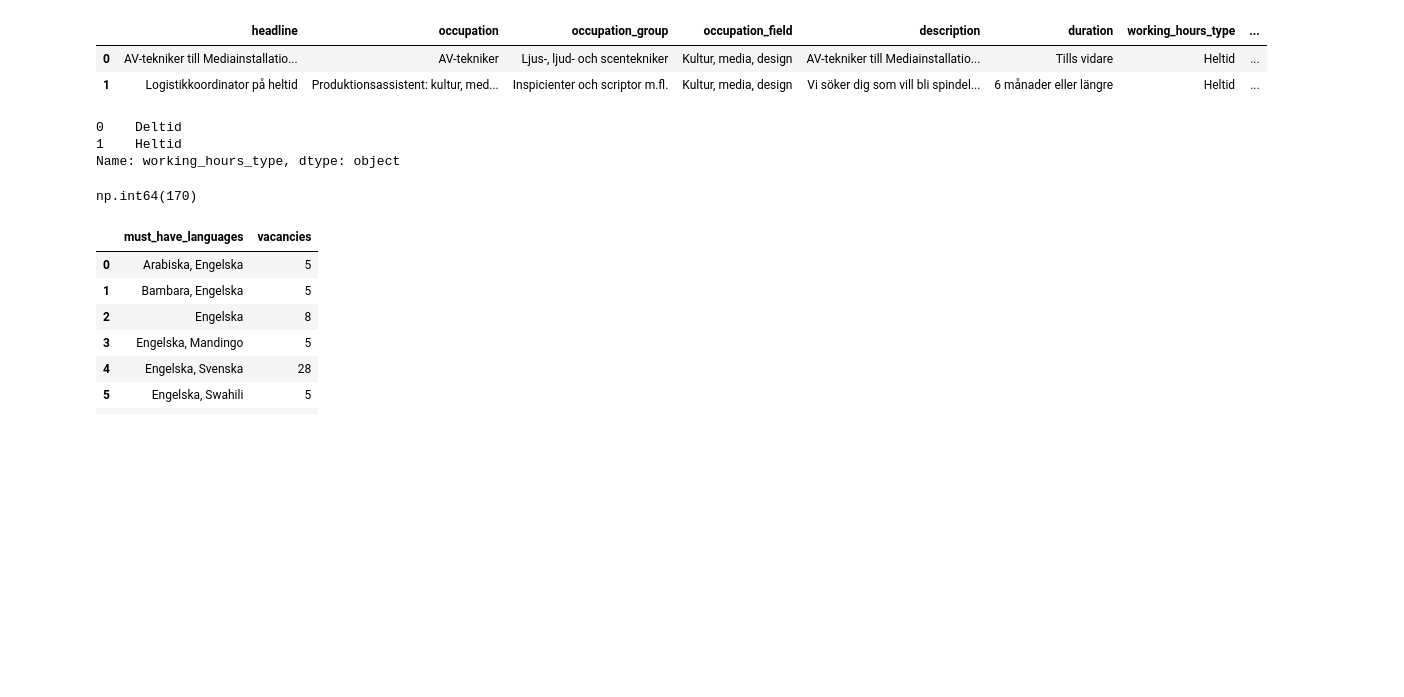
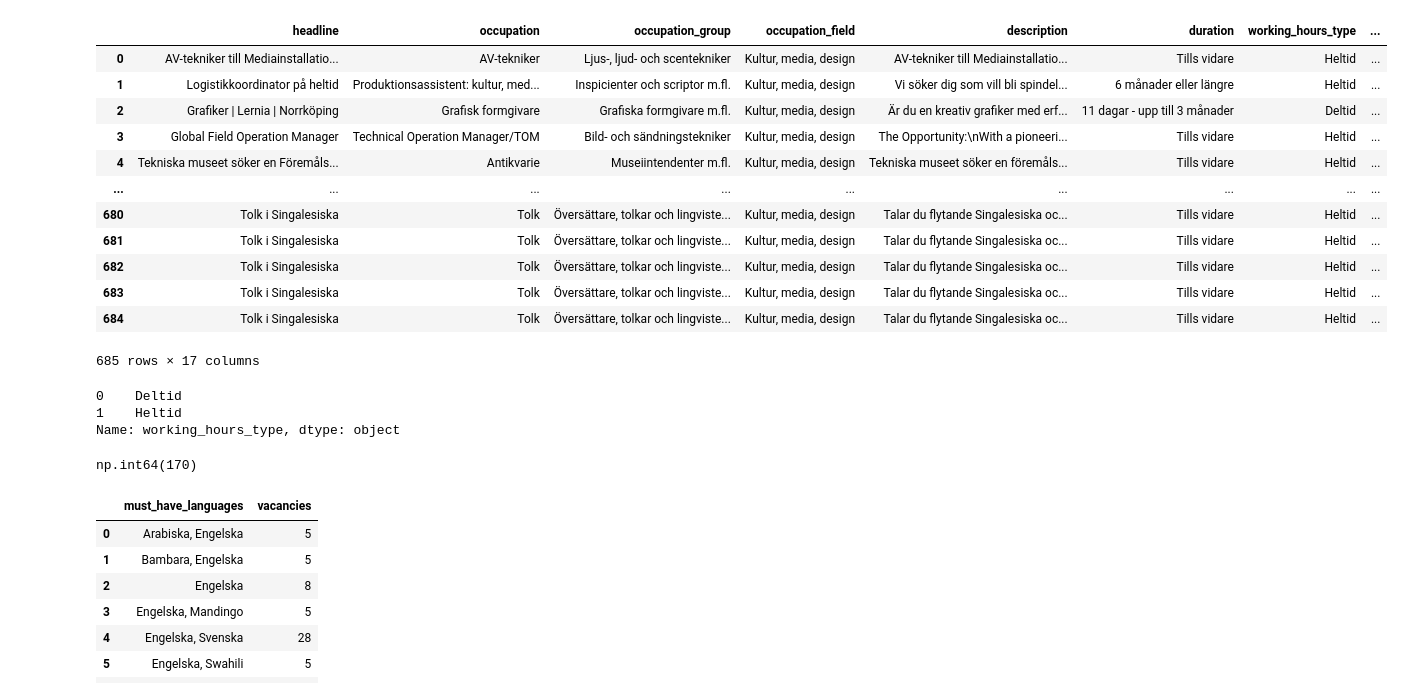
Before and after one commit to Natali-Dev/AI_2_group_project, a Jupyter notebook: dashboard/kultur_dashboard/kultur.ipynb, the cells around one changed output. Cells and saved outputs as stored; diff of their text form; code cells hidden in the pictures; blank space fills up the shorter version.

```diff
--- a/dashboard/kultur_dashboard/kultur.ipynb
+++ b/dashboard/kultur_dashboard/kultur.ipynb
@@ -1,14 +1,24 @@
 # %%
 import duckdb
 import pandas as pd
 with duckdb.connect("../../ads_data.duckdb") as conn:
     df = conn.execute("SELECT * FROM mart.mart_kultur_media").df()
 
-df.head(2)
+df
 # %% [output]
 |  | headline | occupation | occupation_group | occupation_field | description | duration | working_hours_type | ... |
 | 0 | AV-tekniker till Mediainstallatio... | AV-tekniker | Ljus-, ljud- och scentekniker | Kultur, media, design | AV-tekniker till Mediainstallatio... | Tills vidare | Heltid | ... |
 | 1 | Logistikkoordinator på heltid | Produktionsassistent: kultur, med... | Inspicienter och scriptor m.fl. | Kultur, media, design | Vi söker dig som vill bli spindel... | 6 månader eller längre | Heltid | ... |
+| 2 | Grafiker | Lernia | Norrköping | Grafisk formgivare | Grafiska formgivare m.fl. | Kultur, media, design | Är du en kreativ grafiker med erf... | 11 dagar - upp till 3 månader | Deltid | ... |
+| 3 | Global Field Operation Manager | Technical Operation Manager/TOM | Bild- och sändningstekniker | Kultur, media, design | The Opportunity:\nWith a pioneeri... | Tills vidare | Heltid | ... |
+| 4 | Tekniska museet söker en Föremåls... | Antikvarie | Museiintendenter m.fl. | Kultur, media, design | Tekniska museet söker en föremåls... | Tills vidare | Heltid | ... |
+| ... | ... | ... | ... | ... | ... | ... | ... | ... |
+| 680 | Tolk i Singalesiska | Tolk | Översättare, tolkar och lingviste... | Kultur, media, design | Talar du flytande Singalesiska oc... | Tills vidare | Heltid | ... |
+| 681 | Tolk i Singalesiska | Tolk | Översättare, tolkar och lingviste... | Kultur, media, design | Talar du flytande Singalesiska oc... | Tills vidare | Heltid | ... |
+| 682 | Tolk i Singalesiska | Tolk | Översättare, tolkar och lingviste... | Kultur, media, design | Talar du flytande Singalesiska oc... | Tills vidare | Heltid | ... |
+| 683 | Tolk i Singalesiska | Tolk | Översättare, tolkar och lingviste... | Kultur, media, design | Talar du flytande Singalesiska oc... | Tills vidare | Heltid | ... |
+| 684 | Tolk i Singalesiska | Tolk | Översättare, tolkar och lingviste... | Kultur, media, design | Talar du flytande Singalesiska oc... | Tills vidare | Heltid | ... |
+685 rows × 17 columns
 # %%
 # 🟢 Översikt – Vad händer just nu?
 #    [X] Antal annonser totalt
```
Also changed, not shown: 7 other files.
